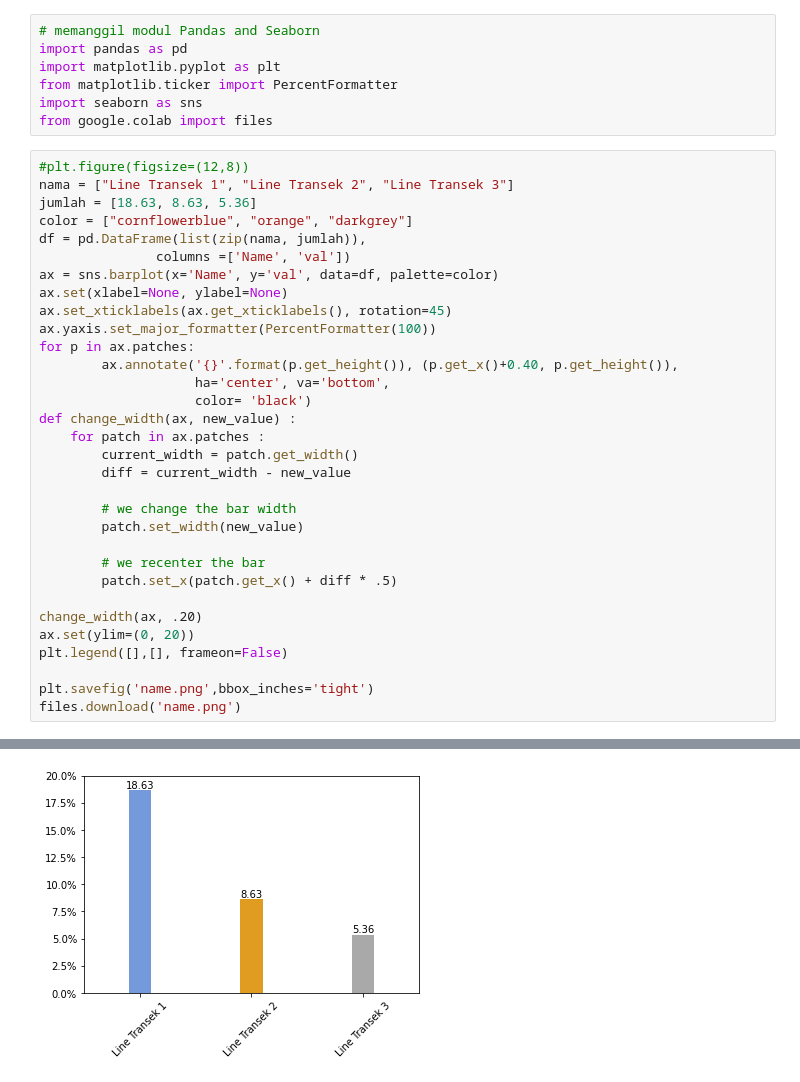
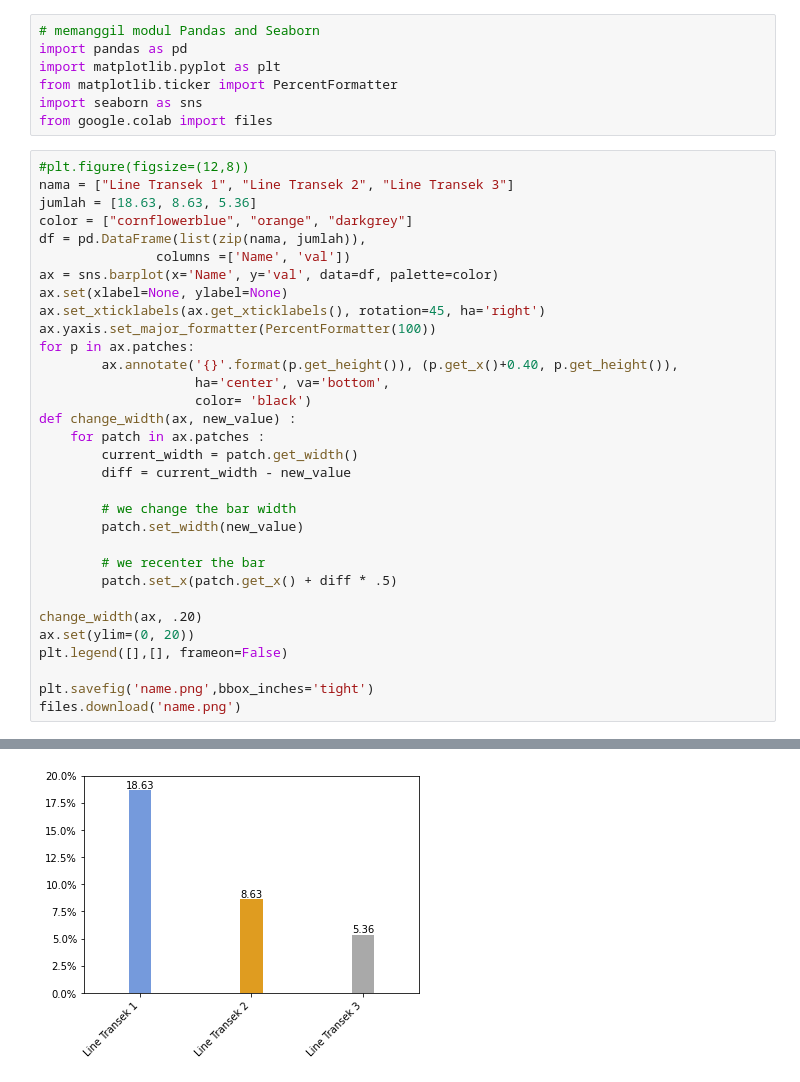
Before and after one commit to aricahyasaputra/Project-Real-Life, a Jupyter notebook: Grafik Seaborn Presentase Penutupan/Grafik_Hasil_Presentasi_Penutupan.ipynb, the cells around one changed output, grey strips where cells are left out. Cells and saved outputs as stored; diff of their text form.

```diff
--- a/Grafik Seaborn Presentase Penutupan/Grafik_Hasil_Presentasi_Penutupan.ipynb
+++ b/Grafik Seaborn Presentase Penutupan/Grafik_Hasil_Presentasi_Penutupan.ipynb
@@ -14,35 +14,35 @@ jumlah = [18.63, 8.63, 5.36]
 color = ["cornflowerblue", "orange", "darkgrey"]
 df = pd.DataFrame(list(zip(nama, jumlah)),
                columns =['Name', 'val'])
 ax = sns.barplot(x='Name', y='val', data=df, palette=color)
 ax.set(xlabel=None, ylabel=None)
-ax.set_xticklabels(ax.get_xticklabels(), rotation=45)
+ax.set_xticklabels(ax.get_xticklabels(), rotation=45, ha='right')
 ax.yaxis.set_major_formatter(PercentFormatter(100))
 for p in ax.patches:
         ax.annotate('{}'.format(p.get_height()), (p.get_x()+0.40, p.get_height()),
                     ha='center', va='bottom',
                     color= 'black')
 def change_width(ax, new_value) :
     for patch in ax.patches :
         current_width = patch.get_width()
         diff = current_width - new_value
 
         # we change the bar width
         patch.set_width(new_value)
 
         # we recenter the bar
         patch.set_x(patch.get_x() + diff * .5)
 
 change_width(ax, .20)
 ax.set(ylim=(0, 20))
 plt.legend([],[], frameon=False)
 
 plt.savefig('name.png',bbox_inches='tight')
 files.download('name.png')
 # %% [output]
 [interactive output not drawn]
 [interactive output not drawn]
-[figure, old version]
+[figure, new version]
 # %%
 plt.figure(figsize=(16,10))
 #$\it{text you want to show in italics}$
```
Also changed, not shown: parts of 1 cell of this notebook.
